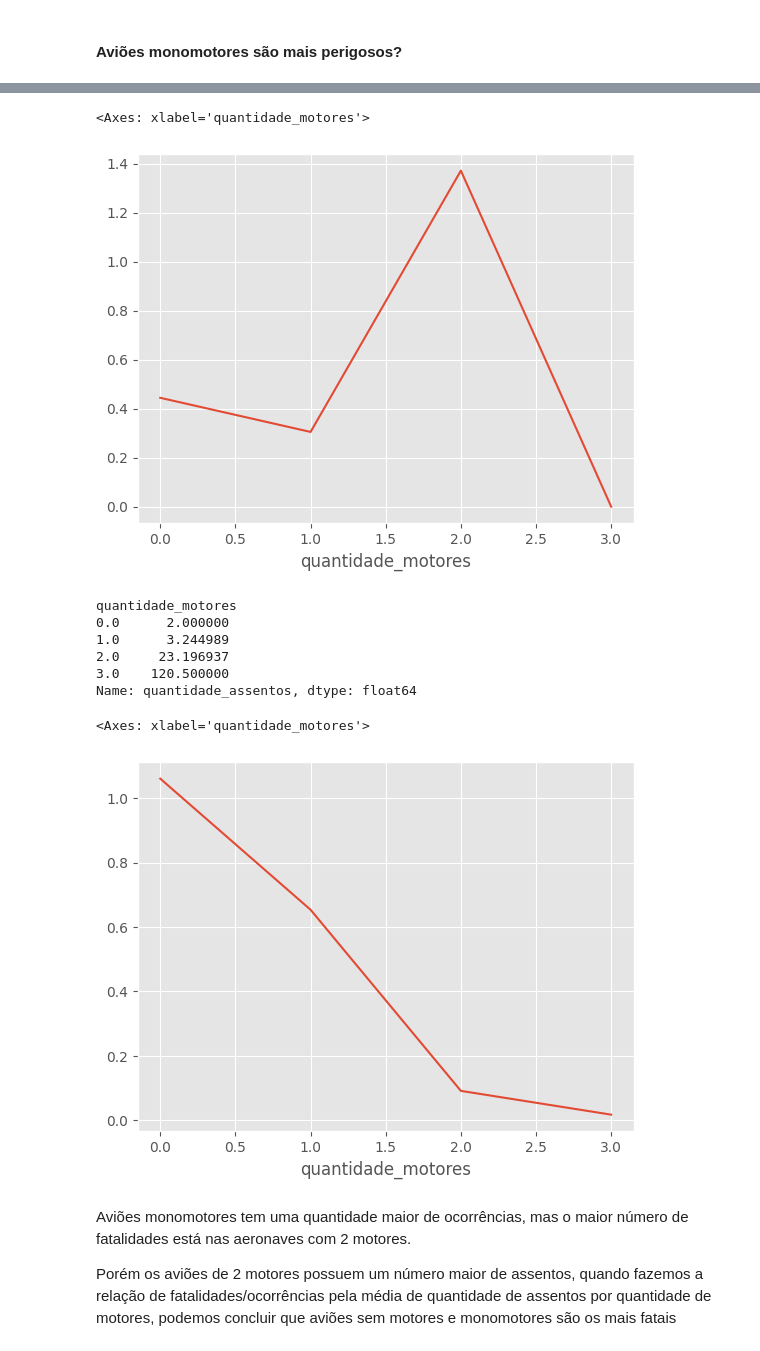
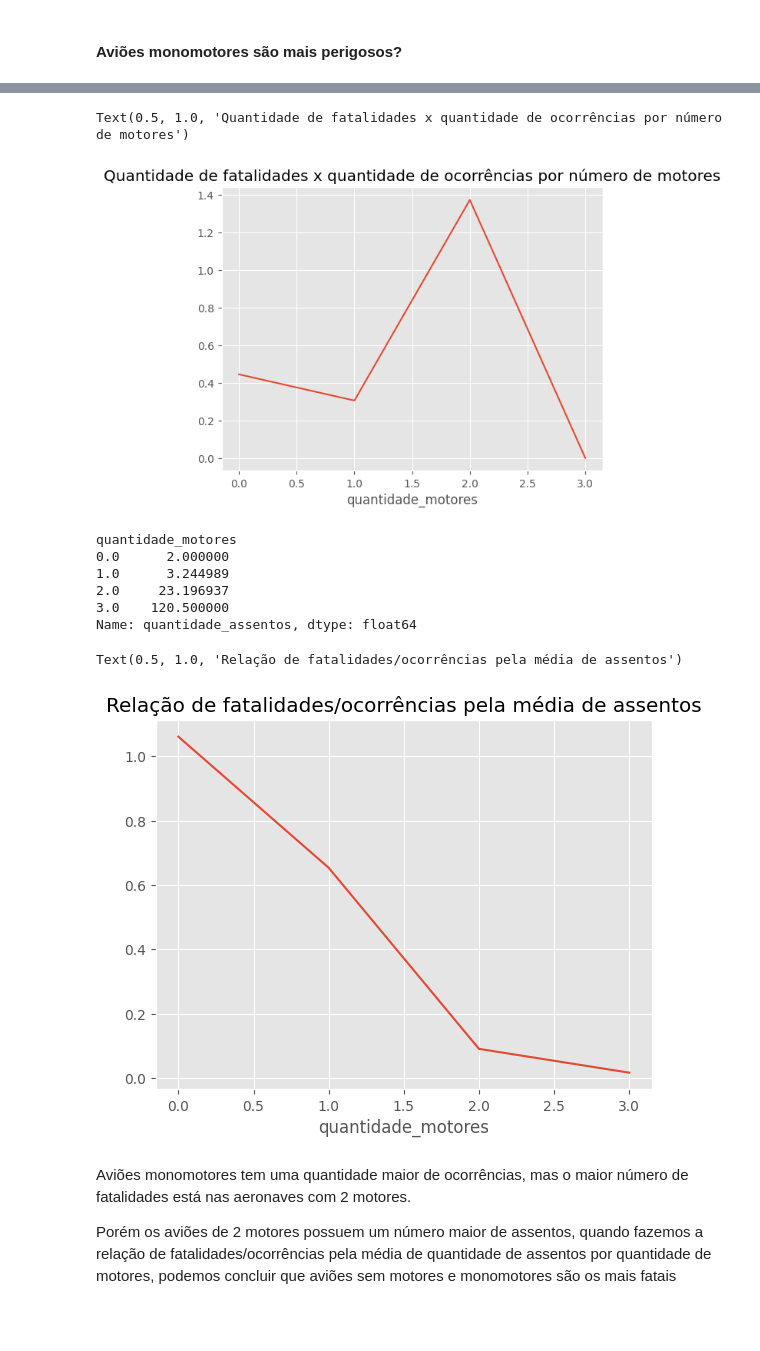
Before and after one commit to TgoPedrosa/ocorrencia-aviacao, a Jupyter notebook: Hypothesis.ipynb, the cells around one changed output, grey strips where cells are left out. Saved outputs shown, nothing was run; the diff lists cells and outputs as text; code cells hidden in the pictures; blank space fills up the shorter version.

```diff
--- a/Hypothesis.ipynb
+++ b/Hypothesis.ipynb
@@ -86,10 +86,10 @@ df_group_engine.sum().plot()
 # %%
 # Ratio de fatalidade entre quantidade de fatalidade por quantidade de motor
 df_fatality_ratio_engine = df_group_engine.sum() / df_group_engine.count()
-df_fatality_ratio_engine.plot()
+df_fatality_ratio_engine.plot().set_title("Quantidade de fatalidades x quantidade de ocorrências por número de motores")
 # %% [output]
-<Axes: xlabel='quantidade_motores'>
+Text(0.5, 1.0, 'Quantidade de fatalidades x quantidade de ocorrências por número de motores')
-[figure, old version]
+[figure, new version]
 # %%
 df.groupby('quantidade_motores')['quantidade_assentos'].mean()
 # %% [output]
@@ -102,10 +102,10 @@ Name: quantidade_assentos, dtype: float64
 # %%
 # Ratio de morte por media de assentos
 df_fatality_ratio_seat = df_fatality_ratio_engine.sum() / df.groupby('quantidade_motores')['quantidade_assentos'].mean()
-df_fatality_ratio_seat.plot()
+df_fatality_ratio_seat.plot().set_title("Relação de fatalidades/ocorrências pela média de assentos")
 # %% [output]
-<Axes: xlabel='quantidade_motores'>
+Text(0.5, 1.0, 'Relação de fatalidades/ocorrências pela média de assentos')
-[figure, old version]
+[figure, new version]
 # %% [markdown]
 Aviões monomotores tem uma quantidade maior de ocorrências, mas o maior número de fatalidades está nas aeronaves com 2 motores.
 
```
Also changed, not shown: parts of 15 cells of this notebook, 1 other file.
